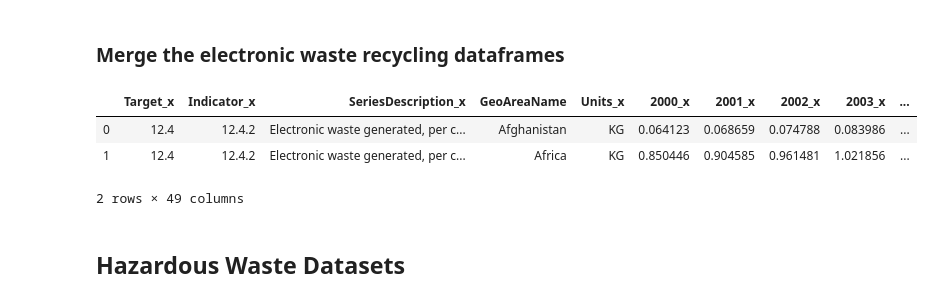
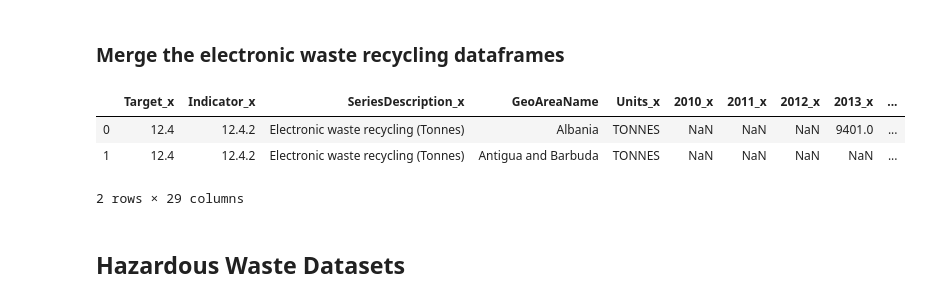
Before and after one commit to mvongjesda/UN_Sustainable_Development_Goals_Sustainability, a Jupyter notebook: resources/Sustainability_Analysis.ipynb, the cells around one changed output. Drawn from its saved outputs; the diff is of its cells as text; code cells hidden in the pictures.

Commit message:
Start of dataframe merges by topic

```diff
--- a/resources/Sustainability_Analysis.ipynb
+++ b/resources/Sustainability_Analysis.ipynb
@@ -156,14 +156,14 @@ e_recycling_total.head(2)
 # %% [markdown]
 ### Merge the electronic waste recycling dataframes
 # %%
-# Merge the two dataFrames
-merged_e_recycling = pd.merge(e_waste_pc, e_waste_total, on="GeoAreaName")
+# Merge the two dataframes
+merged_e_recycling = pd.merge(e_recycling_total, e_recycling_pc, on="GeoAreaName")
 merged_e_recycling.head(2)
 # %% [output]
-|  | Target_x | Indicator_x | SeriesDescription_x | GeoAreaName | Units_x | 2000_x | 2001_x | 2002_x | 2003_x | ... |
-| 0 | 12.4 | 12.4.2 | Electronic waste generated, per c... | Afghanistan | KG | 0.064123 | 0.068659 | 0.074788 | 0.083986 | ... |
-| 1 | 12.4 | 12.4.2 | Electronic waste generated, per c... | Africa | KG | 0.850446 | 0.904585 | 0.961481 | 1.021856 | ... |
+|  | Target_x | Indicator_x | SeriesDescription_x | GeoAreaName | Units_x | 2010_x | 2011_x | 2012_x | 2013_x | ... |
+| 0 | 12.4 | 12.4.2 | Electronic waste recycling (Tonnes) | Albania | TONNES | NaN | NaN | NaN | 9401.0 | ... |
+| 1 | 12.4 | 12.4.2 | Electronic waste recycling (Tonnes) | Antigua and Barbuda | TONNES | NaN | NaN | NaN | NaN | ... |
-2 rows × 49 columns
+2 rows × 29 columns
 # %% [markdown]
 ## Hazardous Waste Datasets
 # %%
```
Also changed, not shown: parts of 20 cells of this notebook.
